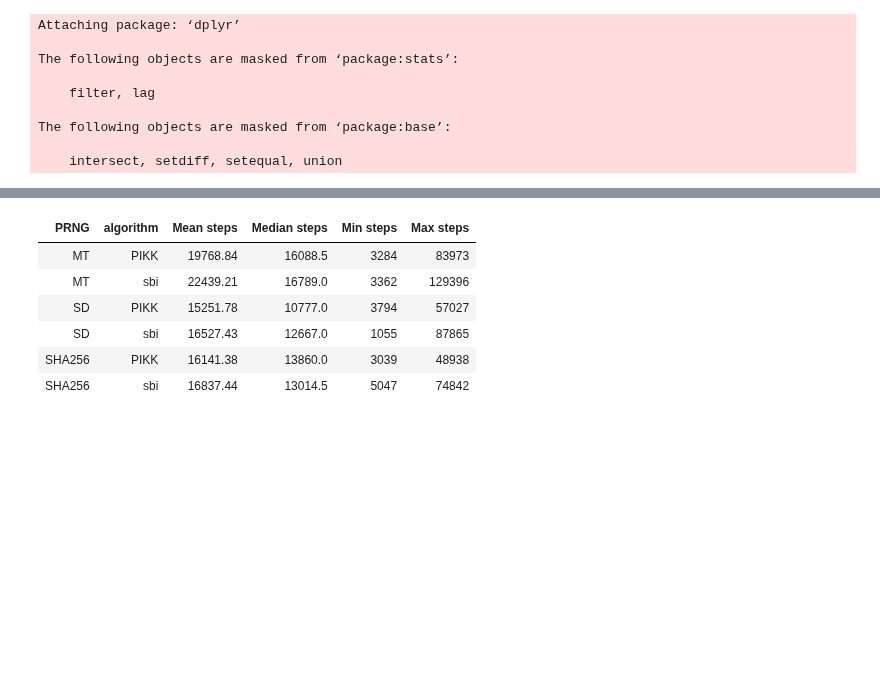
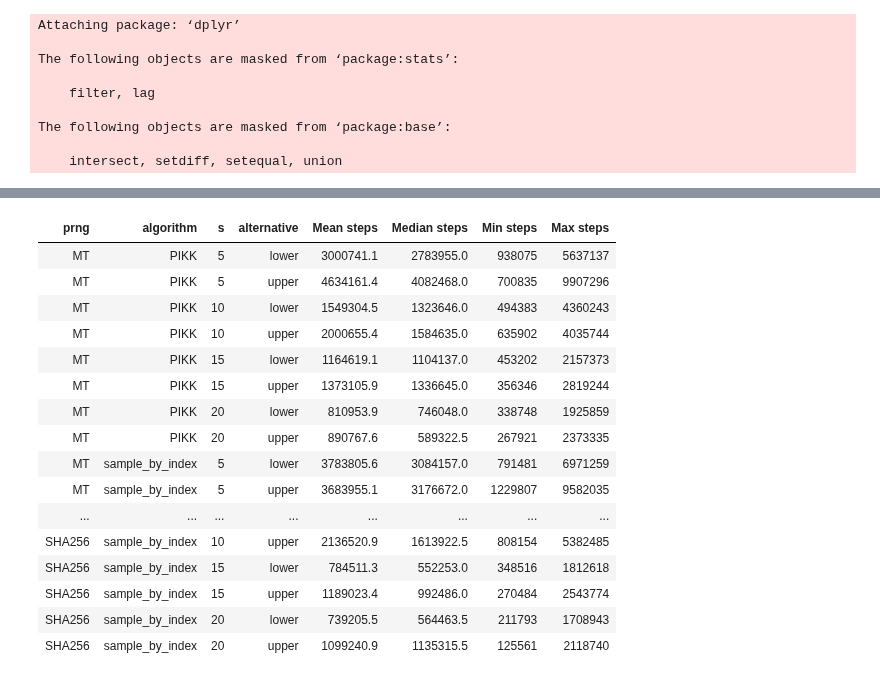
Before and after one commit to kellieotto/prngs-and-permutations, a Jupyter notebook: Code/SPRT/results/multinomial_results.ipynb, the cells around one changed output, grey strips where cells are left out. Saved outputs shown, nothing was run; the diff lists cells and outputs as text; code cells hidden in the pictures; blank space fills up the shorter version.

```diff
--- a/Code/SPRT/results/multinomial_results.ipynb
+++ b/Code/SPRT/results/multinomial_results.ipynb
@@ -43,8 +45,6 @@ res <- lapply(1:nrow(combinations), function(index){
   if(!(filename %in% rawdatafiles)){ return()}
 
   tmp <- read.csv(paste0("../rawdata/", filename), header = TRUE)
-  tmp$PRNG <- rep(combinations[index, 1], nrow(tmp))
-  tmp$algorithm <- rep(combinations[index, 2], nrow(tmp))
   return(tmp)
 })
 res <- do.call(rbind, res)
@@ -83,0 +79,8 @@ res %>% group_by(PRNG, algorithm) %>% summarise("Rejection rate" = mean(decision
+# %%
+tmp <- melt(res, id.vars = c("prng","algorithm","seed", "n","k"))
+splitCols <- str_split_fixed(tmp$variable, "_", 3)
+colnames(splitCols) <- c("var", "s", "alternative")
+tmp <- cbind(tmp, splitCols)
+res <- dcast(tmp, prng+algorithm+seed+n+k+s+alternative ~ var, value.var = "value")
+res <- res %>% mutate(s = as.numeric(gsub("s", "", res$s)))
+str(res)
@@ -84,16 +109,28 @@ res %>% group_by(PRNG, algorithm) %>% summarise("Rejection rate" = mean(decision
 # %%
 rejects <- res %>% filter(decision != "None")
-rejects %>% group_by(PRNG, algorithm) %>% summarise("Mean steps" = mean(steps),
-                                                    "Median steps" = median(steps),
-                                                    "Min steps" = min(steps),
-                                                    "Max steps" = max(steps))
+rejects %>% group_by(prng, algorithm, s, alternative) %>%
+    mutate(steps = as.numeric(steps)) %>%
+    summarise("Mean steps" = mean(steps),
+              "Median steps" = median(steps),
+              "Min steps" = min(steps),
+              "Max steps" = max(steps))
 # %% [output]
-| PRNG | algorithm | Mean steps | Median steps | Min steps | Max steps |
-| MT | PIKK | 19768.84 | 16088.5 | 3284 | 83973 |
-| MT | sbi | 22439.21 | 16789.0 | 3362 | 129396 |
-| SD | PIKK | 15251.78 | 10777.0 | 3794 | 57027 |
-| SD | sbi | 16527.43 | 12667.0 | 1055 | 87865 |
-| SHA256 | PIKK | 16141.38 | 13860.0 | 3039 | 48938 |
-| SHA256 | sbi | 16837.44 | 13014.5 | 5047 | 74842 |
+| prng | algorithm | s | alternative | Mean steps | Median steps | Min steps | Max steps |
+| MT | PIKK | 5 | lower | 3000741.1 | 2783955.0 | 938075 | 5637137 |
+| MT | PIKK | 5 | upper | 4634161.4 | 4082468.0 | 700835 | 9907296 |
+| MT | PIKK | 10 | lower | 1549304.5 | 1323646.0 | 494383 | 4360243 |
+| MT | PIKK | 10 | upper | 2000655.4 | 1584635.0 | 635902 | 4035744 |
+| MT | PIKK | 15 | lower | 1164619.1 | 1104137.0 | 453202 | 2157373 |
+| MT | PIKK | 15 | upper | 1373105.9 | 1336645.0 | 356346 | 2819244 |
+| MT | PIKK | 20 | lower | 810953.9 | 746048.0 | 338748 | 1925859 |
+| MT | PIKK | 20 | upper | 890767.6 | 589322.5 | 267921 | 2373335 |
+| MT | sample_by_index | 5 | lower | 3783805.6 | 3084157.0 | 791481 | 6971259 |
+| MT | sample_by_index | 5 | upper | 3683955.1 | 3176672.0 | 1229807 | 9582035 |
+| ... | ... | ... | ... | ... | ... | ... | ... |
+| SHA256 | sample_by_index | 10 | upper | 2136520.9 | 1613922.5 | 808154 | 5382485 |
+| SHA256 | sample_by_index | 15 | lower | 784511.3 | 552253.0 | 348516 | 1812618 |
+| SHA256 | sample_by_index | 15 | upper | 1189023.4 | 992486.0 | 270484 | 2543774 |
+| SHA256 | sample_by_index | 20 | lower | 739205.5 | 564463.5 | 211793 | 1708943 |
+| SHA256 | sample_by_index | 20 | upper | 1099240.9 | 1135315.5 | 125561 | 2118740 |
 # %%
 rejects %>%
```
Also changed, not shown: parts of 7 cells of this notebook.
